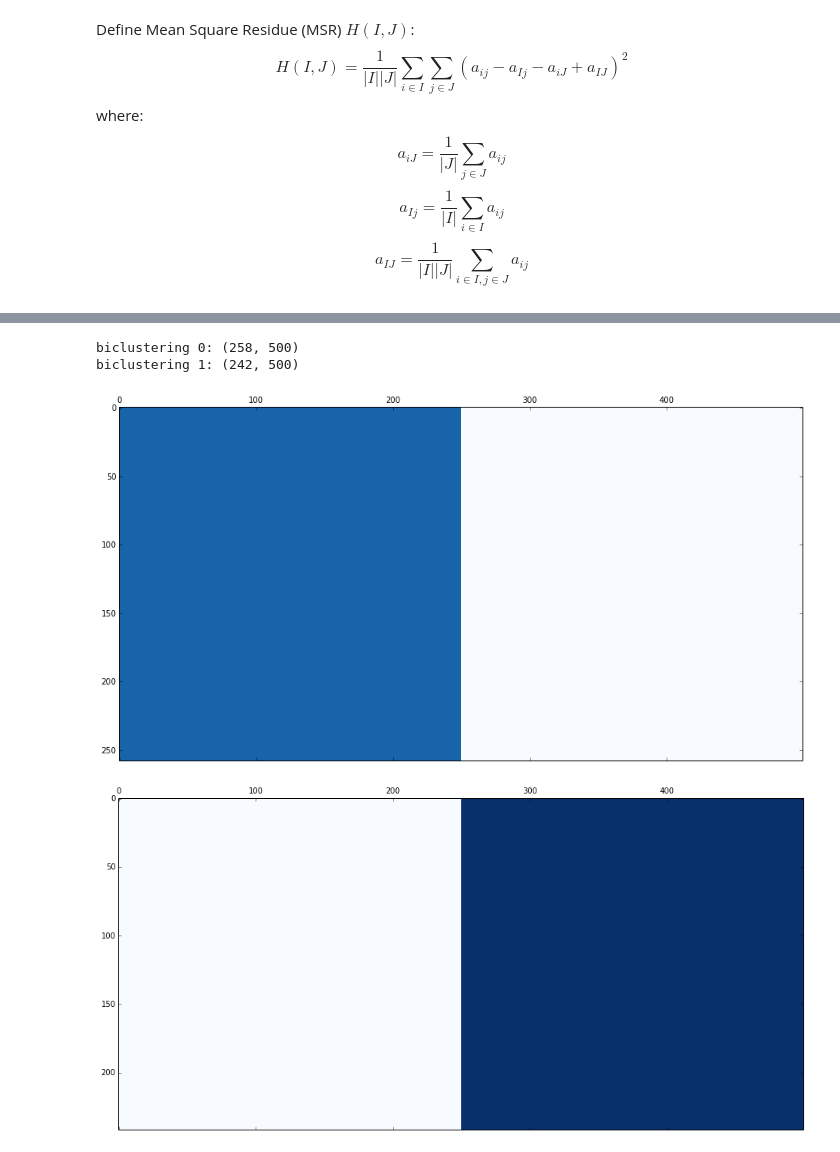
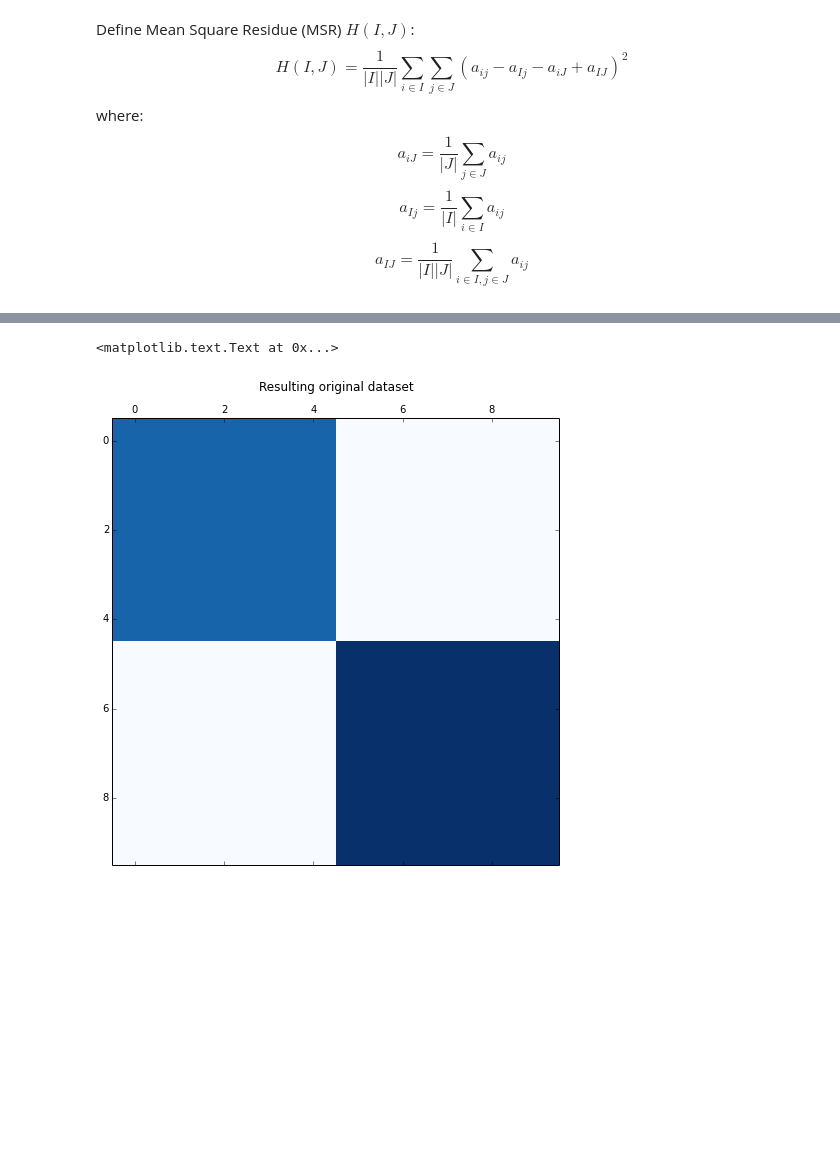
Before and after one commit to lucasbrunialti/biclustering-experiments, a Jupyter notebook: BiclusteringTest.ipynb, the cells around one changed output, grey strips where cells are left out. Drawn from its saved outputs; the diff is of its cells as text; code cells hidden in the pictures; blank space fills up the shorter version.

```diff
--- a/BiclusteringTest.ipynb
+++ b/BiclusteringTest.ipynb
@@ -319,10 +327,11 @@ MSR value: 4.29599007725e-22
 # %%
 for i in range(num_biclusters):
+    print "biclustering %s: %s" % (i+1, biclusters[i].shape)
     plt.matshow(biclusters[i], cmap=plt.cm.Blues, vmin=min_value, vmax=max_value)
-    print "biclustering %s: %s" % (i, biclusters[i].shape)
-plt.show()
+    plt.show()
-# %% [output]
-biclustering 0: (258, 500)
-biclustering 1: (242, 500)
-[figure, removed]
-[figure, removed]
+# %%
+plt.matshow(data, cmap=plt.cm.Blues)
+plt.title("Resulting original dataset")
+# %% [output]
+<matplotlib.text.Text at 0x...>
+[figure, added]
```
Also changed, not shown: parts of 10 cells of this notebook.
